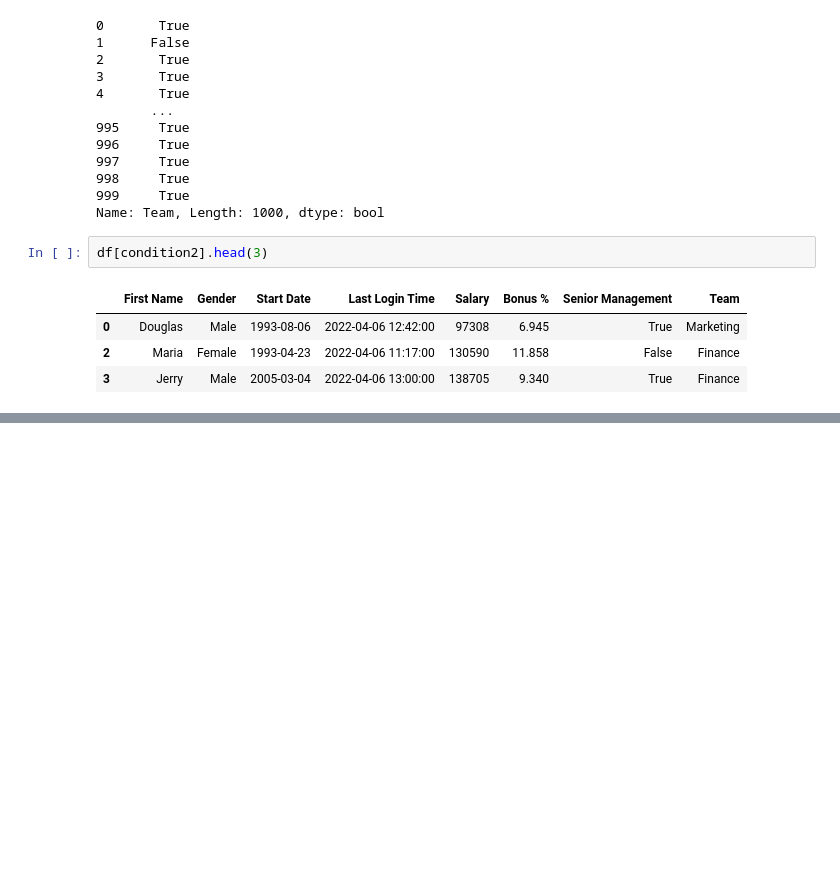
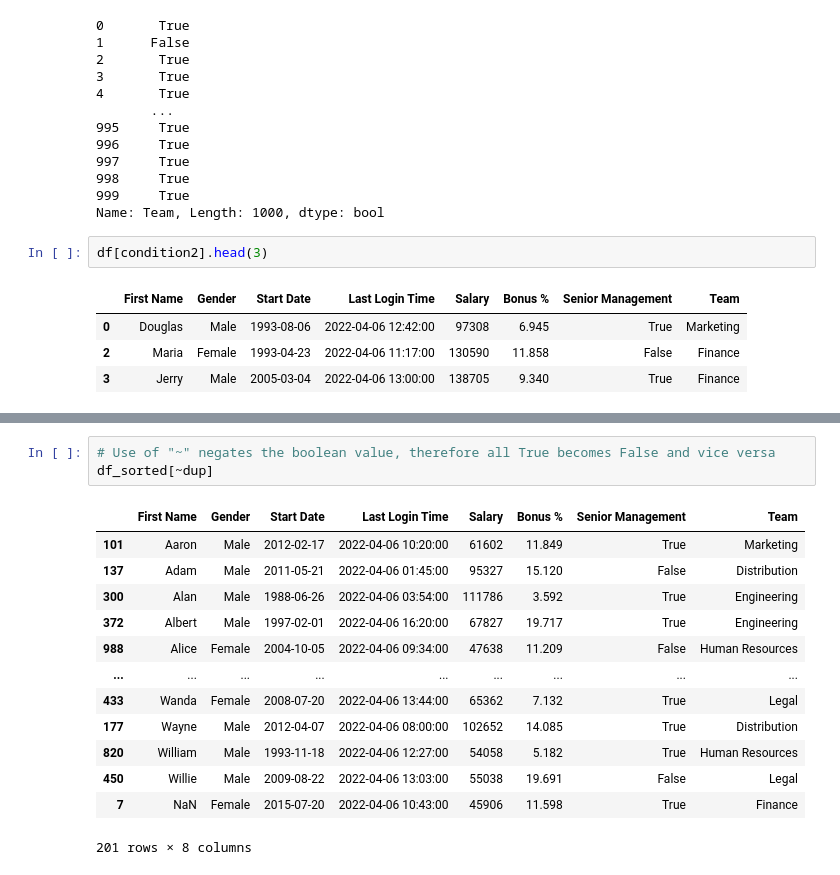
Before and after one commit to junclemente/tfs-pandas, a Jupyter notebook: DataFrames - Filtering Data.ipynb, the cells around one changed output, grey strips where cells are left out. Saved outputs shown, nothing was run; the diff lists cells and outputs as text; blank space fills up the shorter version.

```diff
--- a/DataFrames - Filtering Data.ipynb
+++ b/DataFrames - Filtering Data.ipynb
@@ -240,0 +316,17 @@ df[condition2].head(3)
+# %%
+# Use of "~" negates the boolean value, therefore all True becomes False and vice versa
+df_sorted[~dup]
+# %% [output]
+|  | First Name | Gender | Start Date | Last Login Time | Salary | Bonus % | Senior Management | Team |
+| 101 | Aaron | Male | 2012-02-17 | 2022-04-06 10:20:00 | 61602 | 11.849 | True | Marketing |
+| 137 | Adam | Male | 2011-05-21 | 2022-04-06 01:45:00 | 95327 | 15.120 | False | Distribution |
+| 300 | Alan | Male | 1988-06-26 | 2022-04-06 03:54:00 | 111786 | 3.592 | True | Engineering |
+| 372 | Albert | Male | 1997-02-01 | 2022-04-06 16:20:00 | 67827 | 19.717 | True | Engineering |
+| 988 | Alice | Female | 2004-10-05 | 2022-04-06 09:34:00 | 47638 | 11.209 | False | Human Resources |
+| ... | ... | ... | ... | ... | ... | ... | ... | ... |
+| 433 | Wanda | Female | 2008-07-20 | 2022-04-06 13:44:00 | 65362 | 7.132 | True | Legal |
+| 177 | Wayne | Male | 2012-04-07 | 2022-04-06 08:00:00 | 102652 | 14.085 | True | Distribution |
+| 820 | William | Male | 1993-11-18 | 2022-04-06 12:27:00 | 54058 | 5.182 | True | Human Resources |
+| 450 | Willie | Male | 2009-08-22 | 2022-04-06 13:03:00 | 55038 | 19.691 | False | Legal |
+| 7 | NaN | Female | 2015-07-20 | 2022-04-06 10:43:00 | 45906 | 11.598 | True | Finance |
+201 rows × 8 columns
```
Also changed, not shown: parts of 12 cells of this notebook.
